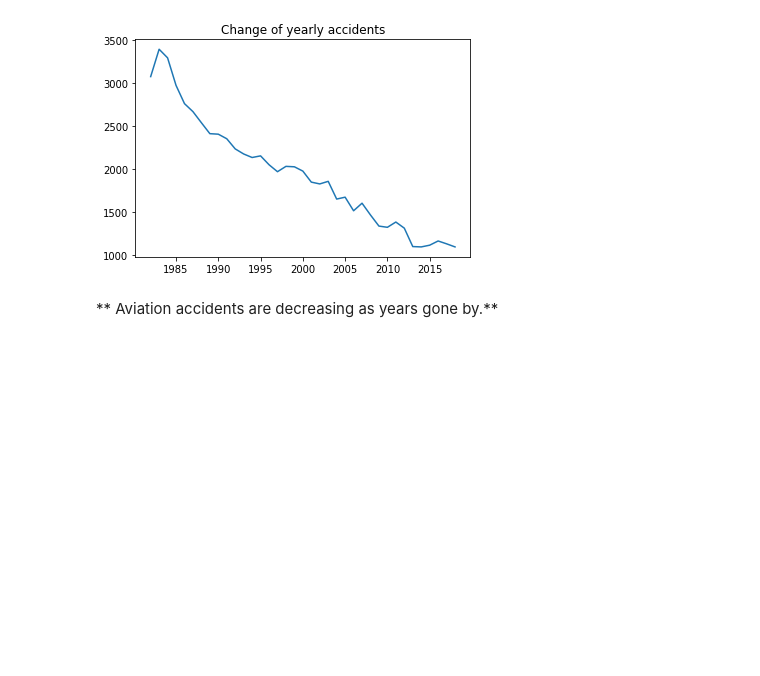
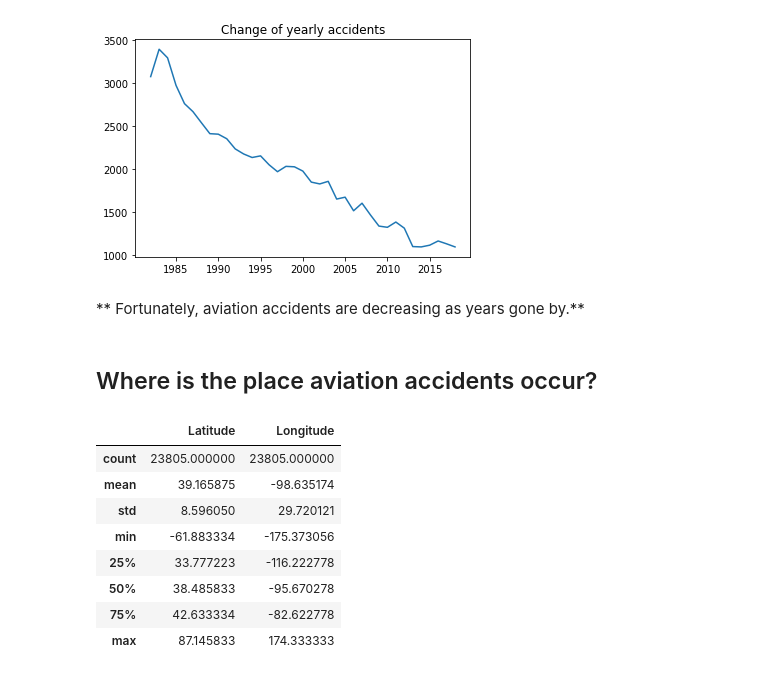
Before and after one commit to Jie-Geng/DataAnalysis, a Jupyter notebook: aviation_accidents/aviaccs.ipynb, the cells around one changed output. Cells and saved outputs as stored; diff of their text form; code cells hidden in the pictures; blank space fills up the shorter version.

```diff
--- a/aviation_accidents/aviaccs.ipynb
+++ b/aviation_accidents/aviaccs.ipynb
@@ -224,4 +234,6 @@ plt.title('Change of yearly accidents')
 Text(0.5, 1.0, 'Change of yearly accidents')
 [figure]
 # %% [markdown]
-** Aviation accidents are decreasing as years gone by.**
+** Fortunately, aviation accidents are decreasing as years gone by.**
+# %% [markdown]
+## Where is the place aviation accidents occur?
@@ -227,0 +243,14 @@ Text(0.5, 1.0, 'Change of yearly accidents')
+# %%
+coords['Latitude'] = coords['Latitude'].astype('float64')
+coords['Longitude'] = coords['Longitude'].astype('float64')
+coords.describe()
+# %% [output]
+|  | Latitude | Longitude |
+| count | 23805.000000 | 23805.000000 |
+| mean | 39.165875 | -98.635174 |
+| std | 8.596050 | 29.720121 |
+| min | -61.883334 | -175.373056 |
+| 25% | 33.777223 | -116.222778 |
+| 50% | 38.485833 | -95.670278 |
+| 75% | 42.633334 | -82.622778 |
+| max | 87.145833 | 174.333333 |
```
Also changed, not shown: parts of 7 cells of this notebook.
